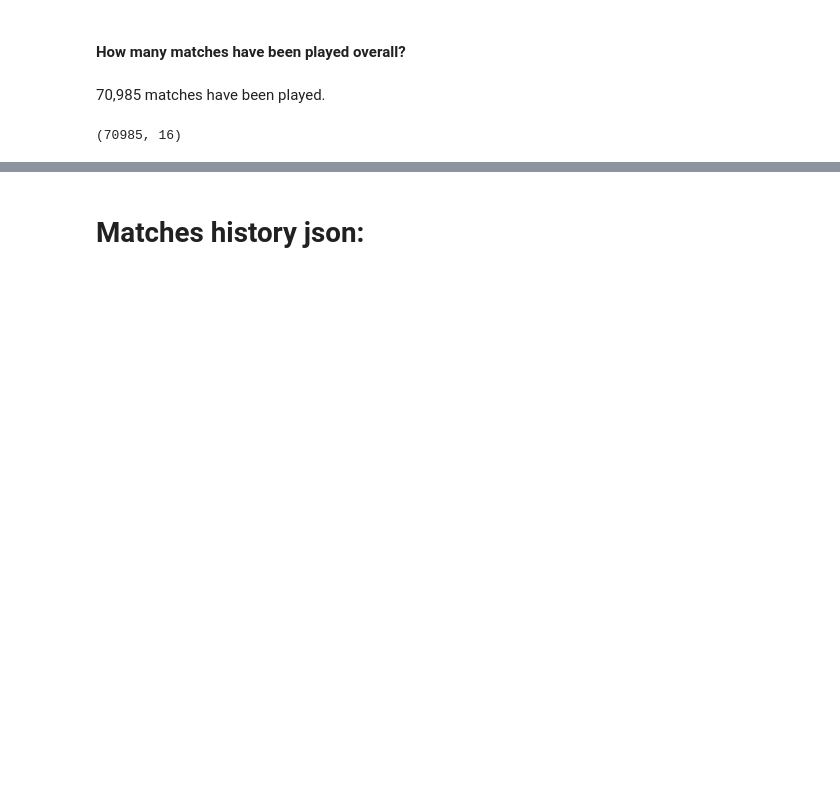
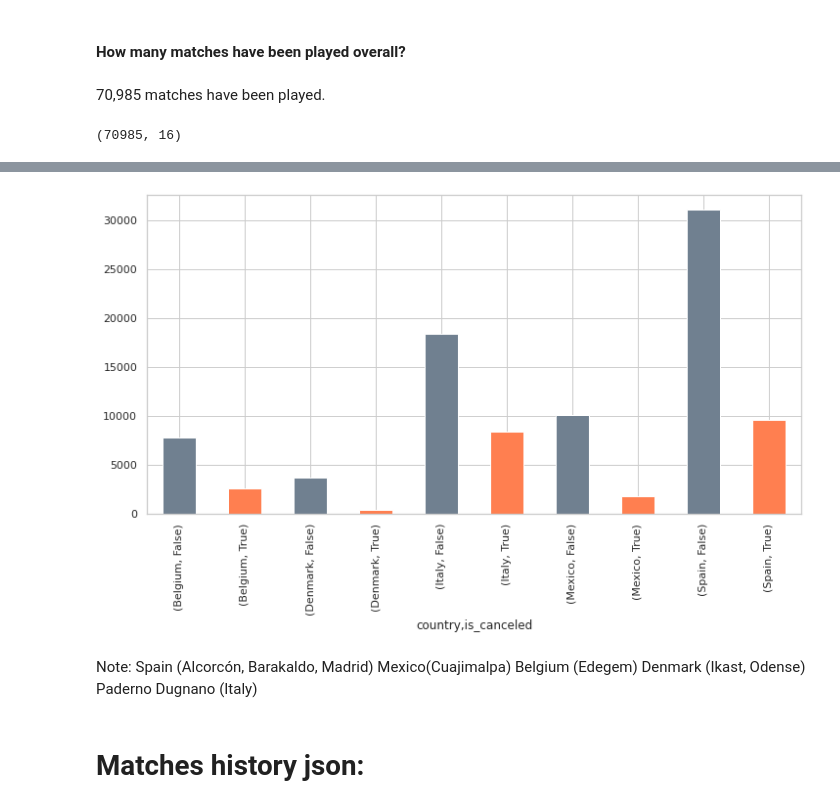
Before and after one commit to Lydia-Arocena/Playtomic, a Jupyter notebook: Data_exploration_.ipynb, the cells around one changed output, grey strips where cells are left out. Saved outputs shown, nothing was run; the diff lists cells and outputs as text; code cells hidden in the pictures; blank space fills up the shorter version.

```diff
--- a/Data_exploration_.ipynb
+++ b/Data_exploration_.ipynb
@@ -110,0 +116,2 @@ array([False,  True])
+# %%
+total["country"]=total.city.apply(cf.get_country)
@@ -121,3 +164,13 @@ played.shape
+# %%
+total.groupby(["country", "is_canceled"])["is_canceled"].count().plot(kind="bar", color=["slategray","coral"]);
+# %% [output]
+[figure, added]
+# %% [markdown]
+Note: Spain (Alcorcón, Barakaldo, Madrid)
+      Mexico(Cuajimalpa)
+      Belgium (Edegem)
+      Denmark (Ikast, Odense)
+      Paderno Dugnano (Italy)
 # %% [markdown]
 # Matches history json:
 # %%
```
Also changed, not shown: parts of 16 cells of this notebook, 1 other file.
